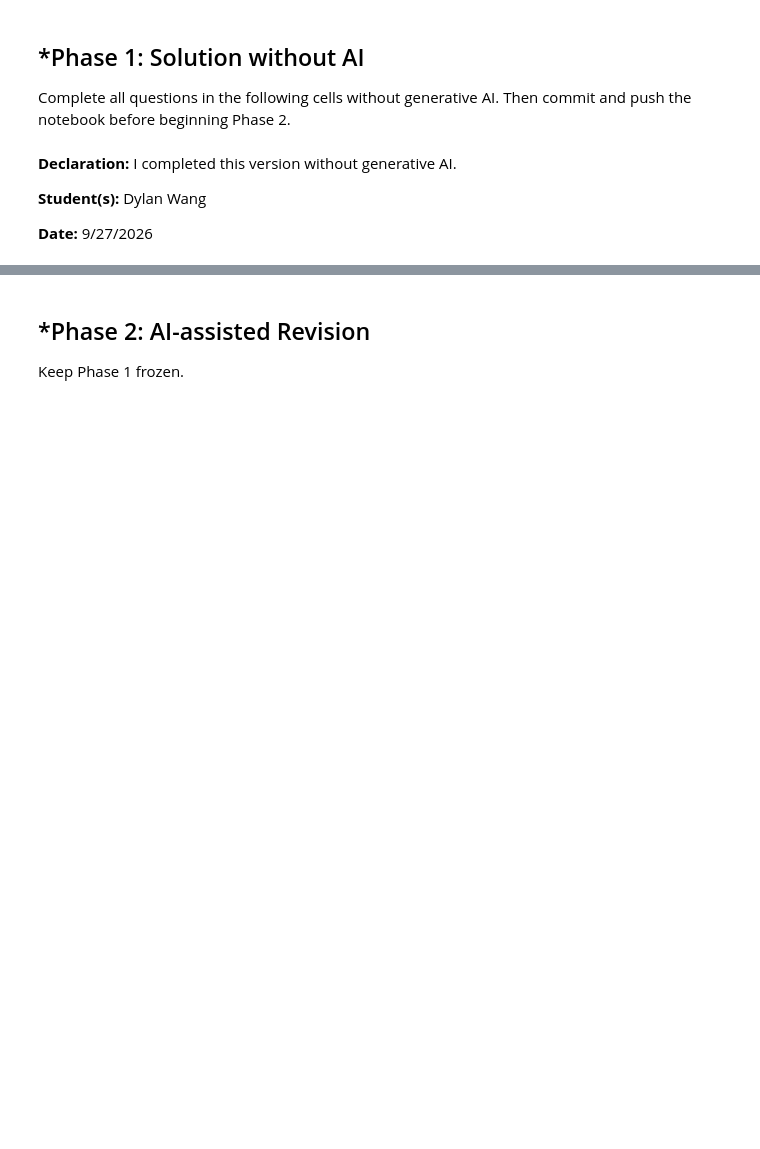
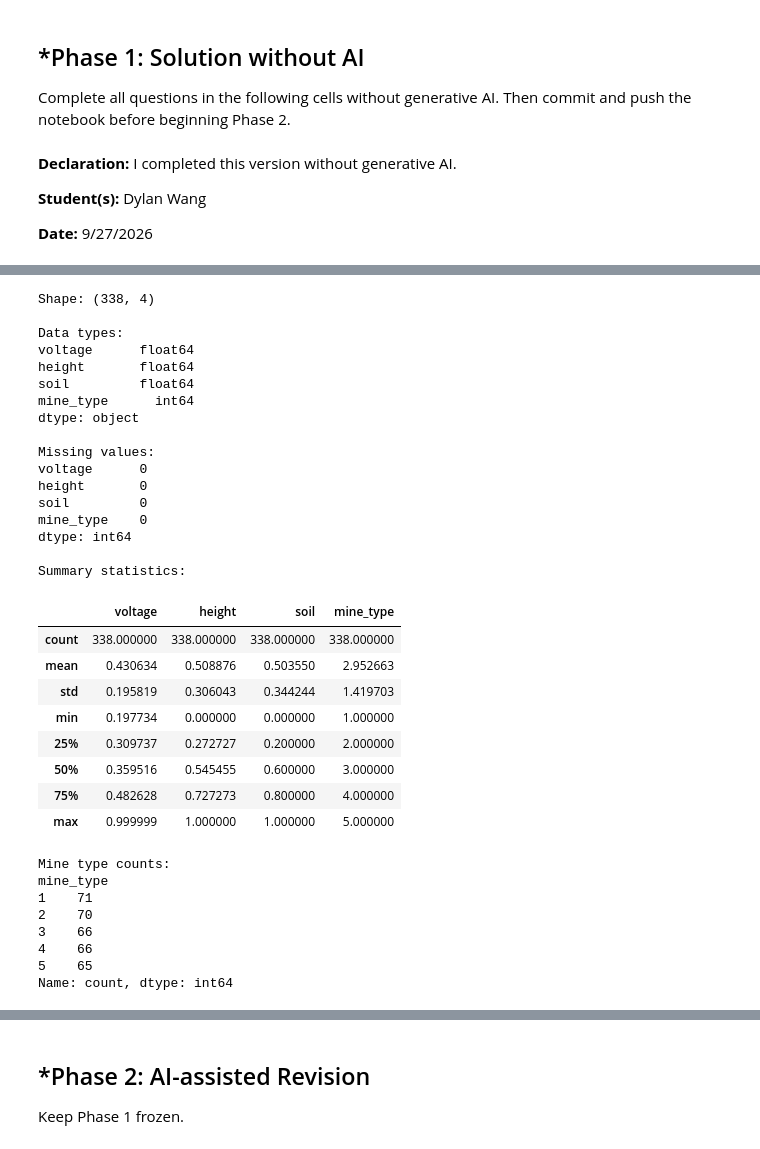
Before and after one commit to yilinw762/A03-knn, a Jupyter notebook: notebook.ipynb, the cells around one changed output, grey strips where cells are left out. Cells and saved outputs as stored; diff of their text form; code cells hidden in the pictures; blank space fills up the shorter version.

```diff
--- a/notebook.ipynb
+++ b/notebook.ipynb
@@ -54,0 +79,50 @@ notebook before beginning Phase 2.
+# %%
+# question 1:
+print("Shape:", df.shape)
+
+print("\nData types:")
+print(df.dtypes)
+
+print("\nMissing values:")
+print(df.isnull().sum())
+
+print("\nSummary statistics:")
+display(df.describe())
+
+print("\nMine type counts:")
+print(df["mine_type"].value_counts().sort_index())
+# %% [output]
+Shape: (338, 4)
+
+Data types:
+voltage      float64
+height       float64
+soil         float64
+mine_type      int64
+dtype: object
+
+Missing values:
+voltage      0
+height       0
+soil         0
+mine_type    0
+dtype: int64
+
+Summary statistics:
+|  | voltage | height | soil | mine_type |
+| count | 338.000000 | 338.000000 | 338.000000 | 338.000000 |
+| mean | 0.430634 | 0.508876 | 0.503550 | 2.952663 |
+| std | 0.195819 | 0.306043 | 0.344244 | 1.419703 |
+| min | 0.197734 | 0.000000 | 0.000000 | 1.000000 |
+| 25% | 0.309737 | 0.272727 | 0.200000 | 2.000000 |
+| 50% | 0.359516 | 0.545455 | 0.600000 | 3.000000 |
+| 75% | 0.482628 | 0.727273 | 0.800000 | 4.000000 |
+| max | 0.999999 | 1.000000 | 1.000000 | 5.000000 |
+Mine type counts:
+mine_type
+1    71
+2    70
+3    66
+4    66
+5    65
+Name: count, dtype: int64
```
Also changed, not shown: parts of 10 cells of this notebook.
